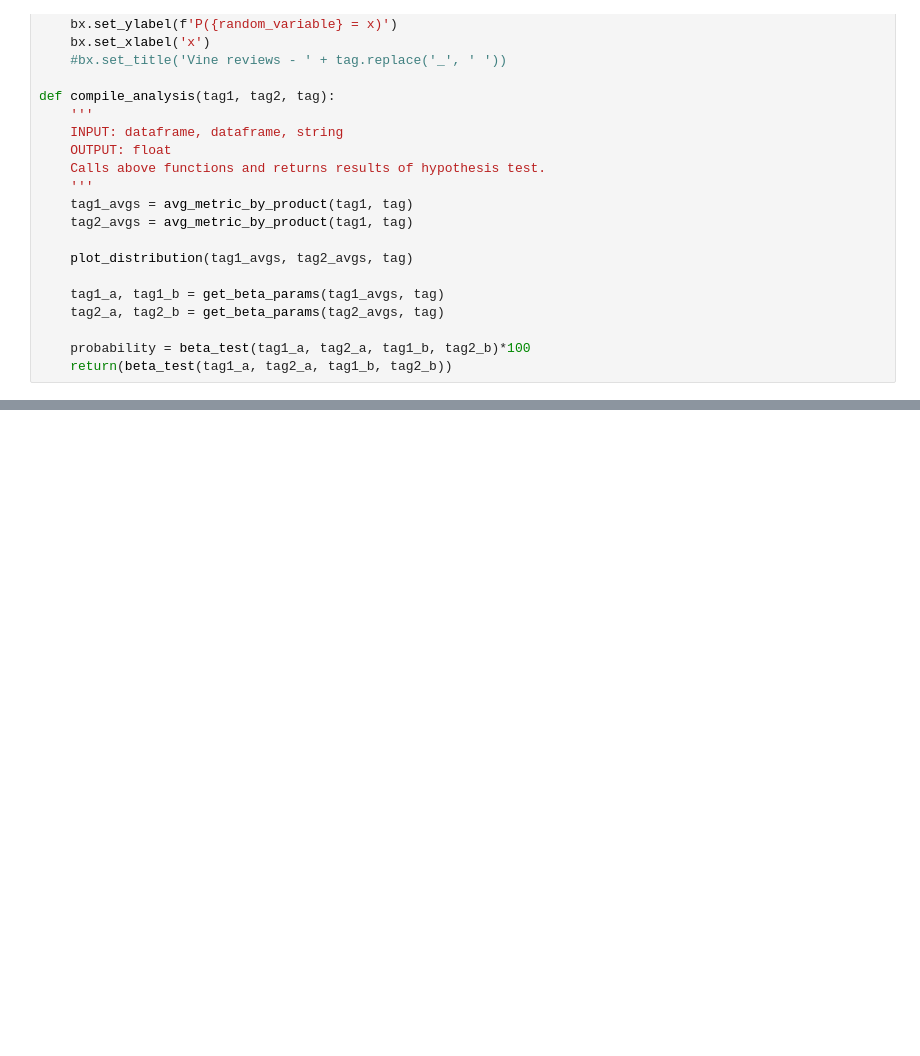
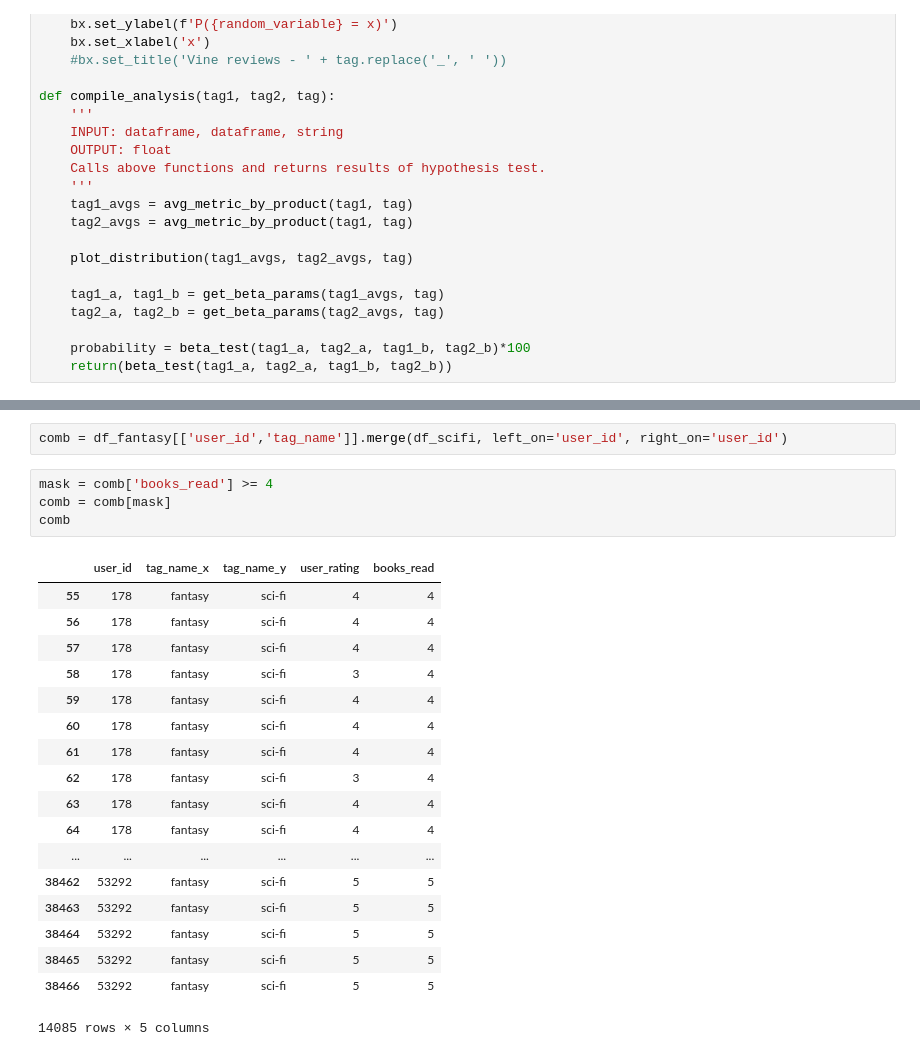
Before and after one commit to Aidan-Jared/What-Genre-Should-I-Like, a Jupyter notebook: Capstone1.ipynb, the cells around one changed output, grey strips where cells are left out. Cells and saved outputs as stored; diff of their text form; blank space fills up the shorter version.

Commit message:
updated class with merge and changed plotting function

```diff
--- a/Capstone1.ipynb
+++ b/Capstone1.ipynb
@@ -270,0 +268,25 @@ class tuple(object)
+# %%
+comb = df_fantasy[['user_id','tag_name']].merge(df_scifi, left_on='user_id', right_on='user_id')
+# %%
+mask = comb['books_read'] >= 4
+comb = comb[mask]
+comb
+# %% [output]
+|  | user_id | tag_name_x | tag_name_y | user_rating | books_read |
+| 55 | 178 | fantasy | sci-fi | 4 | 4 |
+| 56 | 178 | fantasy | sci-fi | 4 | 4 |
+| 57 | 178 | fantasy | sci-fi | 4 | 4 |
+| 58 | 178 | fantasy | sci-fi | 3 | 4 |
+| 59 | 178 | fantasy | sci-fi | 4 | 4 |
+| 60 | 178 | fantasy | sci-fi | 4 | 4 |
+| 61 | 178 | fantasy | sci-fi | 4 | 4 |
+| 62 | 178 | fantasy | sci-fi | 3 | 4 |
+| 63 | 178 | fantasy | sci-fi | 4 | 4 |
+| 64 | 178 | fantasy | sci-fi | 4 | 4 |
+| ... | ... | ... | ... | ... | ... |
+| 38462 | 53292 | fantasy | sci-fi | 5 | 5 |
+| 38463 | 53292 | fantasy | sci-fi | 5 | 5 |
+| 38464 | 53292 | fantasy | sci-fi | 5 | 5 |
+| 38465 | 53292 | fantasy | sci-fi | 5 | 5 |
+| 38466 | 53292 | fantasy | sci-fi | 5 | 5 |
+14085 rows × 5 columns
```
Also changed, not shown: parts of 5 cells of this notebook, 2 other files.
